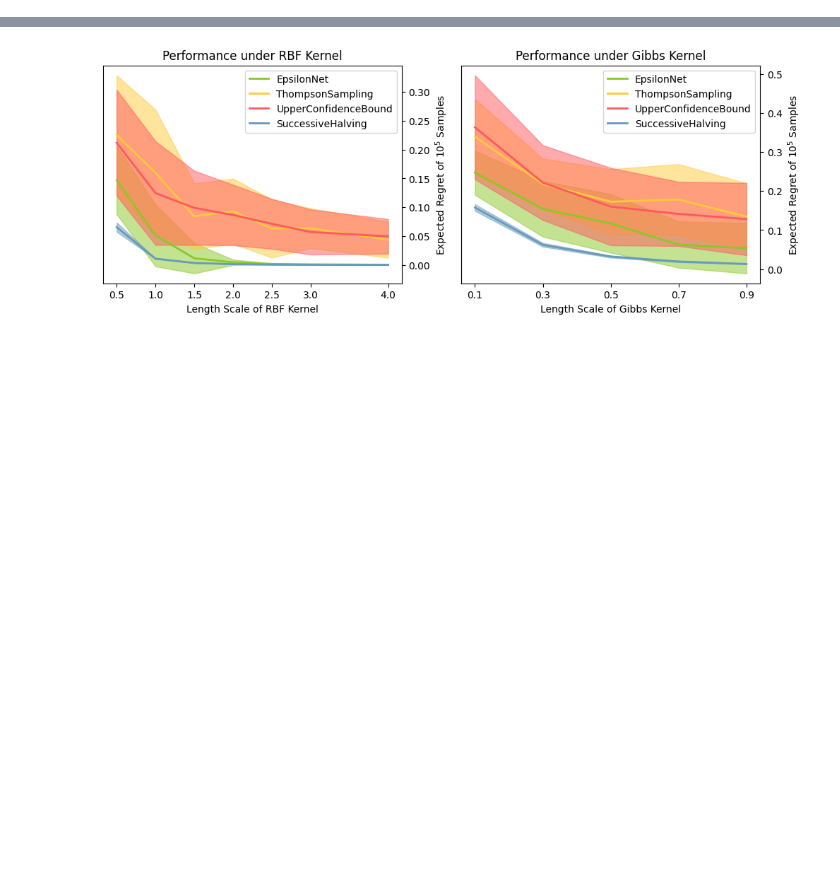
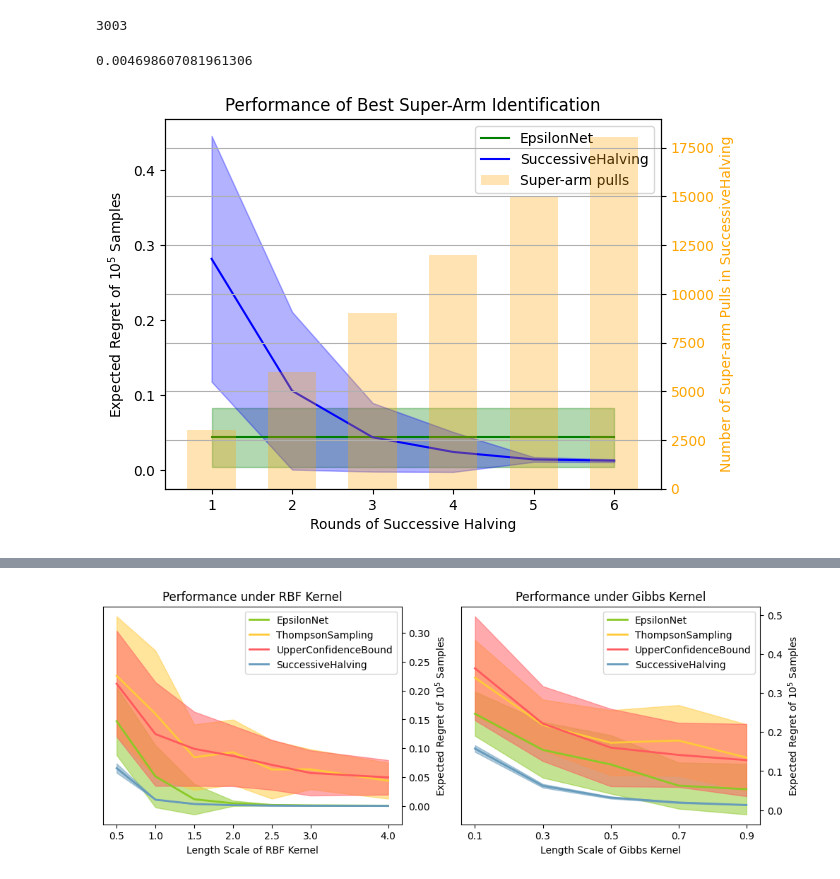
Before and after one commit to Quan-Zhou/MAB, a Jupyter notebook: RKHScombinatorial.ipynb, the cells around one changed output, grey strips where cells are left out. Drawn from its saved outputs; the diff is of its cells as text; code cells hidden in the pictures; blank space fills up the shorter version.

```diff
--- a/RKHScombinatorial.ipynb
+++ b/RKHScombinatorial.ipynb
@@ -261,6 +297,16 @@ class GPfunctions:
+# %%
+print(math.comb(15, 5))  # Output: 184756
+# %% [output]
+3003
 # %%
-IfStationary=True
-length_scale=1
-fun=GPfunctions(K,length_scale=length_scale,IfStationary=IfStationary,kernel=kernel)
+actionspace = np.linspace(0,2,num_points)
+fun=GPfunctions(K,length_scale=length_scale,IfStationary=IfStationary,actionspace=actionspace)
+kernel=fun.kernel
+fun=GPfunctions(K,length_scale=length_scale,IfStationary=IfStationary,actionspace=actionspace,kernel=kernel)
 output=fun.test(fun.subset)
-sh=fun.test(fun.run_sh(budget=5000))
+arm_seq, pull_seq=fun.run_sh_sequence()
+# sh=fun.test()
+# %%
+output
+# %% [output]
+0.004698607081961306
@@ -267 +328,57 @@ sh=fun.test(fun.run_sh(budget=5000))
+# %%
+def compute_meanstd(output):
+    # Convert to NumPy array: shape (num_trajectories, 3)
+    arr = np.array(output)
+
+    # Compute mean and std across axis=0 (i.e., across trajectories for each period)
+    mean = np.mean(arr, axis=0)
+    std = np.std(arr, axis=0)
+    return mean, std
+# %%
+fig, ax1 = plt.subplots()
+
+# X-axis: time periods
+window_length=6
+periods = np.arange(1, window_length + 1)
+
+# ep
+mean,std=compute_meanstd(output_ep)
+# Plot mean and shaded ±1 std region
+ax1.plot(periods, [mean]*len(periods), label='EpsilonNet', color='green')
+ax1.fill_between(periods, [mean-std]*len(periods), [mean+std]*len(periods), color='green', alpha=0.3)
+
+# sh
+mean,std=compute_meanstd(output_sh)
+mean=mean[0:window_length]
+std=std[0:window_length]
+
+# Plot mean and shaded ±1 std region
+ax1.plot(periods, mean, label='SuccessiveHalving', color='blue')
+ax1.fill_between(periods, mean - std, mean + std, color='blue', alpha=0.3)
+
+ax1.set_ylabel(r"Expected Regret of $10^5$ Samples")
+ax1.tick_params(axis='y')
+
+# Create a secondary y-axis for the bars
+ax2 = ax1.twinx()
+ax2.bar(periods, pull_seq[0:window_length], label='Super-arm pulls',
+        color='orange', alpha=0.3, width=0.6)
+ax2.set_ylabel('Number of Super-arm Pulls in SuccessiveHalving', color='orange')
+ax2.tick_params(axis='y', labelcolor='orange')
+
+# Get handles and labels from both axes
+lines1, labels1 = ax1.get_legend_handles_labels()
+lines2, labels2 = ax2.get_legend_handles_labels()
+
+# Combine them and add one legend to ax1
+ax1.legend(lines1 + lines2, labels1 + labels2, loc='upper right')
+
+# Shared x-axis
+ax1.set_xlabel('Rounds of Successive Halving')
+plt.title('Performance of Best Super-Arm Identification')
+plt.grid(True)
+
+plt.show()
+# %% [output]
+[figure, added]
 # %%
```
Also changed, not shown: parts of 12 cells of this notebook, 6 other files.
